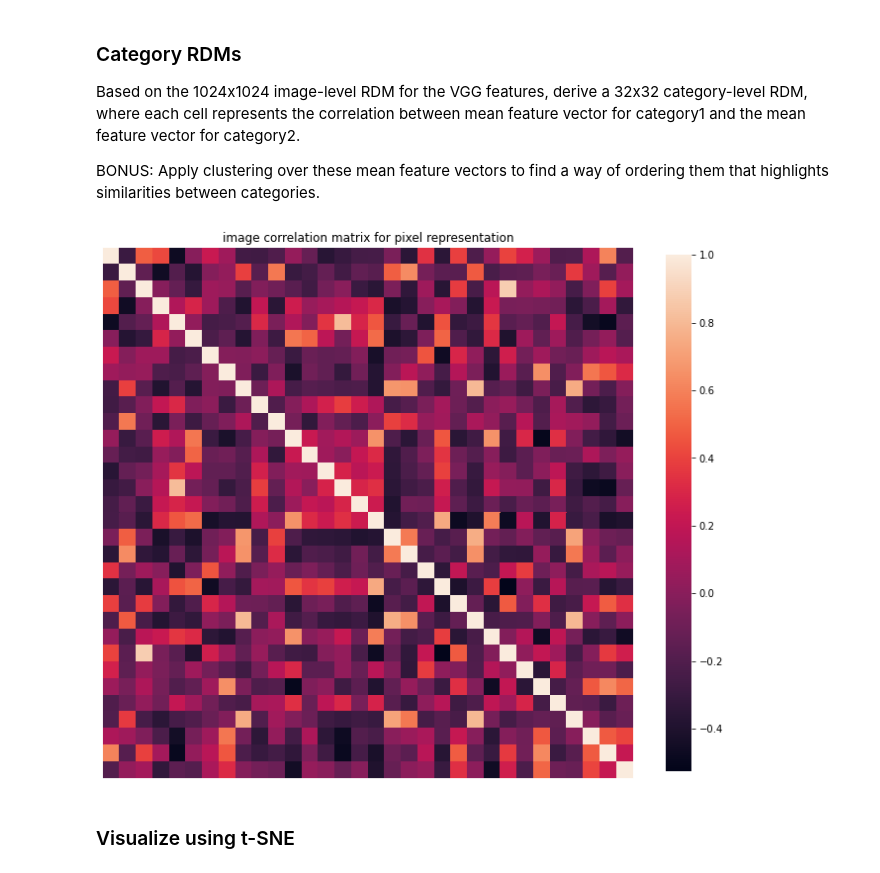
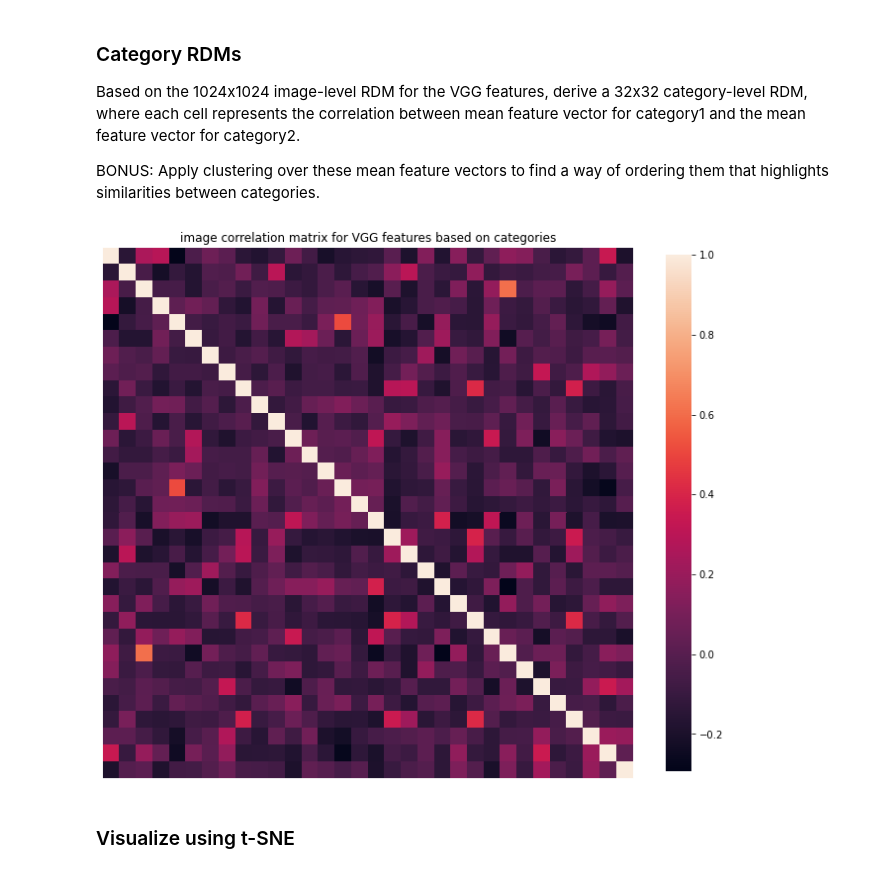
Before and after one commit to mfan3/labs, a Jupyter notebook: lab3/psyc193_lab3_mufan.ipynb, the cells around one changed output. Cells and saved outputs as stored; diff of their text form; code cells hidden in the pictures.

```diff
--- a/lab3/psyc193_lab3_mufan.ipynb
+++ b/lab3/psyc193_lab3_mufan.ipynb
@@ -211,14 +190,19 @@ BONUS: Apply clustering over these mean feature vectors to find a way of orderin
 # %%
+### INSERT YOUR CODE HERE ###
+
+# calculating the mean feature vector for each category
 V_avg = (V.groupby('category')).mean()
-V1 = V_avg.drop('feature_ind', axis = 1)
-Vlist = V1.values
-
+# dropping feature_ind column so dataframe only has numerical values
+V_num = V_avg.drop('feature_ind', axis = 1)
+# turning all column values into arrays for further calculation
+Vlist = V_num.values
+# using previous code to plot
 plt.figure(figsize=(12,12))
-corrmat = np.corrcoef(np.corrcoef(Vlist))
+corrmat = np.corrcoef(Vlist)
 sns.heatmap(corrmat, square=True, xticklabels='', yticklabels='', cbar_kws={'shrink':0.8})
 t = plt.title('image correlation matrix for VGG features based on categories')
 # %% [output]
-[figure, old version]
+[figure, new version]
 # %% [markdown]
 ### Visualize using t-SNE
 # %% [markdown]
```
Also changed, not shown: parts of 7 cells of this notebook.
